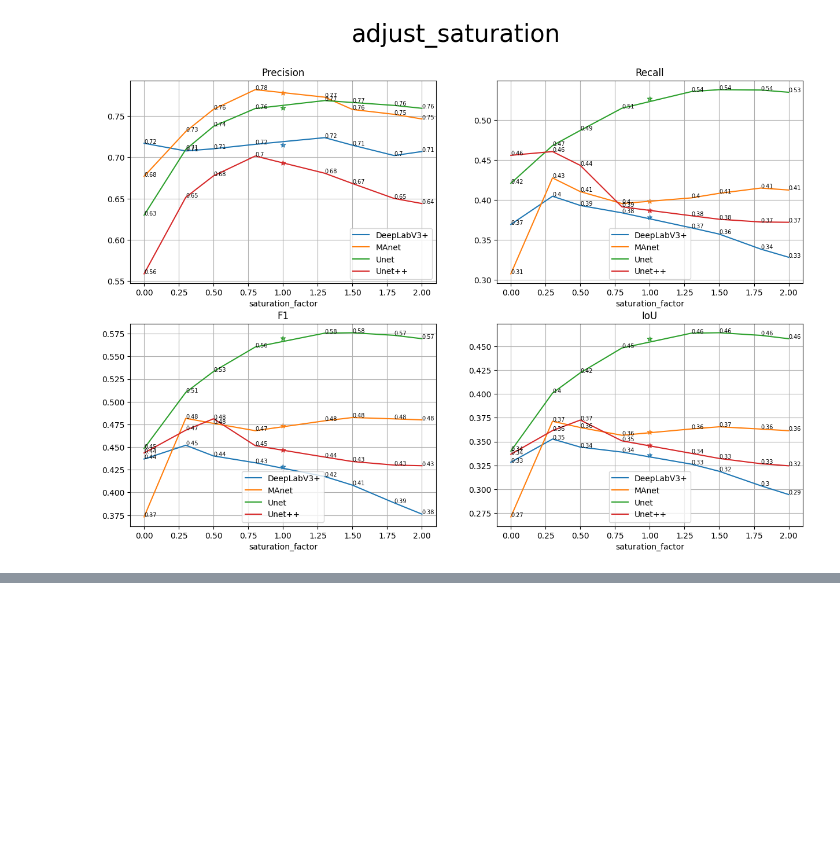
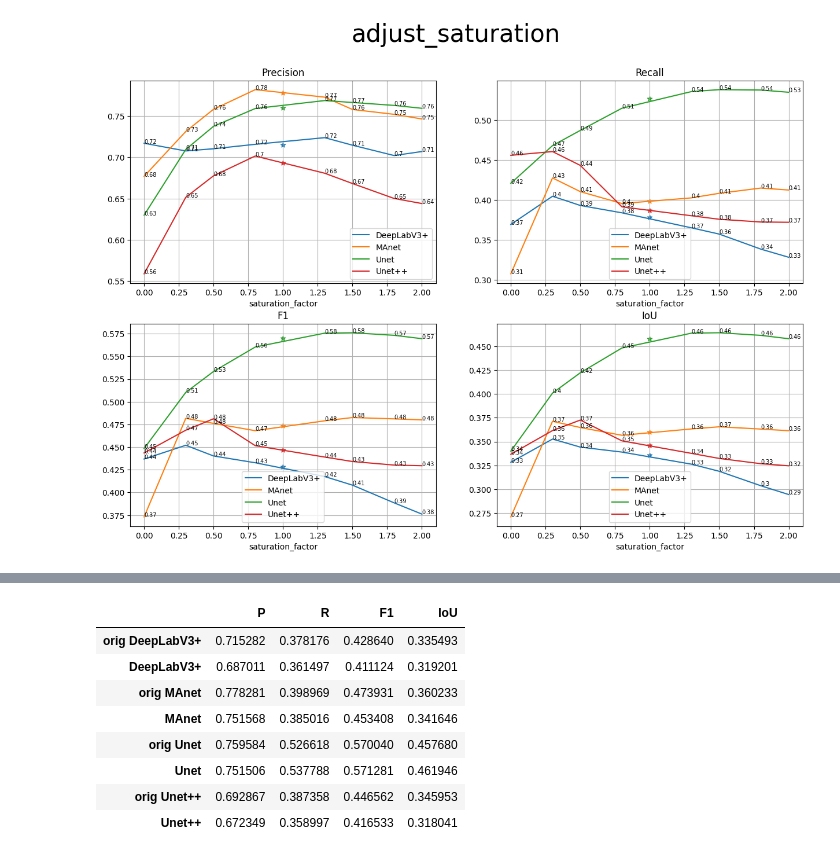
Before and after one commit to DrBorisgab/cv-corruption-research, a Jupyter notebook: import_inference_models.ipynb, the cells around one changed output, grey strips where cells are left out. Cells and saved outputs as stored; diff of their text form; code cells hidden in the pictures; blank space fills up the shorter version.

```diff
--- a/import_inference_models.ipynb
+++ b/import_inference_models.ipynb
@@ -668,0 +668,56 @@ origin & 0.715 & 0.378 & 0.429 & 0.335 \\
+# %%
+transf_names = ['webp']
+model_names = ['DeepLabV3+_efficientnet-b4' , 'MAnet_efficientnet-b4', 'Unet_mit-b2', 'Unet++_efficientnet-b5']
+#transf_names = ['adjust_contrast', 'adjust_gamma', 'adjust_hue', 'adjust_saturation', 'Grayscale','webp']
+#pars = [{'contrast_factor':[1.5]}, {'gamma':[1.2]}, {'hue_factor':[0.1]}, {'saturation_factor':[1.5]}, {'out_channels':[3]}, {'webp': [1]}]
+# ['origin DeepLabV3+', 'DeepLabV3+' , 'origin MAnet', 'MAnet', 'origin Unet', 'Unet', 'origin Unet++','Unet++']
+total_df = pd.DataFrame()
+for transf_name in transf_names:
+
+    for model_name in model_names:
+        p,r,f1,iou = [],[],[],[]
+        p.append(np.mean(np.load(f'metrics/{model_name}_origin_precision.npy')))
+        r.append(np.mean(np.load(f'metrics/{model_name}_origin_recall.npy')))
+        f1.append(np.mean(np.load(f'metrics/{model_name}_origin_f1.npy')))
+        iou.append(np.mean(np.load(f'metrics/{model_name}_origin_IoU.npy')))
+
+        p.append(np.mean(np.load(f'metrics/{model_name}_{transf_name}_1_precision.npy')))
+        r.append(np.mean(np.load(f'metrics/{model_name}_{transf_name}_1_recall.npy')))
+        f1.append(np.mean(np.load(f'metrics/{model_name}_{transf_name}_1_f1.npy')))
+        iou.append(np.mean(np.load(f'metrics/{model_name}_{transf_name}_1_IoU.npy')))
+
+        df = pd.DataFrame(data = {'P': p, 'R': r, 'F1': f1, 'IoU': iou} , index = ['orig ' + model_name.split('_')[0]] + [model_name.split('_')[0]])
+
+        # Beautiful table with gradation
+        dfi.export((df
+        .style
+        .background_gradient()
+        .set_caption(transf_name)
+        ),'plots/metrics_tables/' + model_name.split('_')[0] + '_' + transf_name +".png")
+
+        #display(df.style.set_caption(model_name.split('_')[0] + ' ' + transf_name))
+        total_df = pd.concat((total_df,df))
+        #  Table to latex with percent
+        tmp_df = df.round(3).astype('str') +' ('+(((df-df.iloc[0])/df.iloc[0]*100).applymap(lambda x: f'+{round(x)}' if x > 0 else str(round(x))))+'%)'
+        tmp_df.iloc[0] = df.iloc[0].round(3).astype('str')
+        tmp_df.style.background_gradient()
+
+        dfi.export((tmp_df
+        .style
+        .set_caption(transf_name)
+        ),'plots/metrics_tables_latex/' + model_name.split('_')[0] + '_' + transf_name + ".png")
+
+        # print(transf_name)
+        # display(tmp_df.style.set_caption(model_name.split('_')[0] + ' ' + transf_name))
+        # print(tmp_df.to_latex())
+total_df
+# %% [output]
+|  | P | R | F1 | IoU |
+| orig DeepLabV3+ | 0.715282 | 0.378176 | 0.428640 | 0.335493 |
+| DeepLabV3+ | 0.687011 | 0.361497 | 0.411124 | 0.319201 |
+| orig MAnet | 0.778281 | 0.398969 | 0.473931 | 0.360233 |
+| MAnet | 0.751568 | 0.385016 | 0.453408 | 0.341646 |
+| orig Unet | 0.759584 | 0.526618 | 0.570040 | 0.457680 |
+| Unet | 0.751506 | 0.537788 | 0.571281 | 0.461946 |
+| orig Unet++ | 0.692867 | 0.387358 | 0.446562 | 0.345953 |
+| Unet++ | 0.672349 | 0.358997 | 0.416533 | 0.318041 |
```
Also changed, not shown: parts of 16 cells of this notebook, 23 other files.
